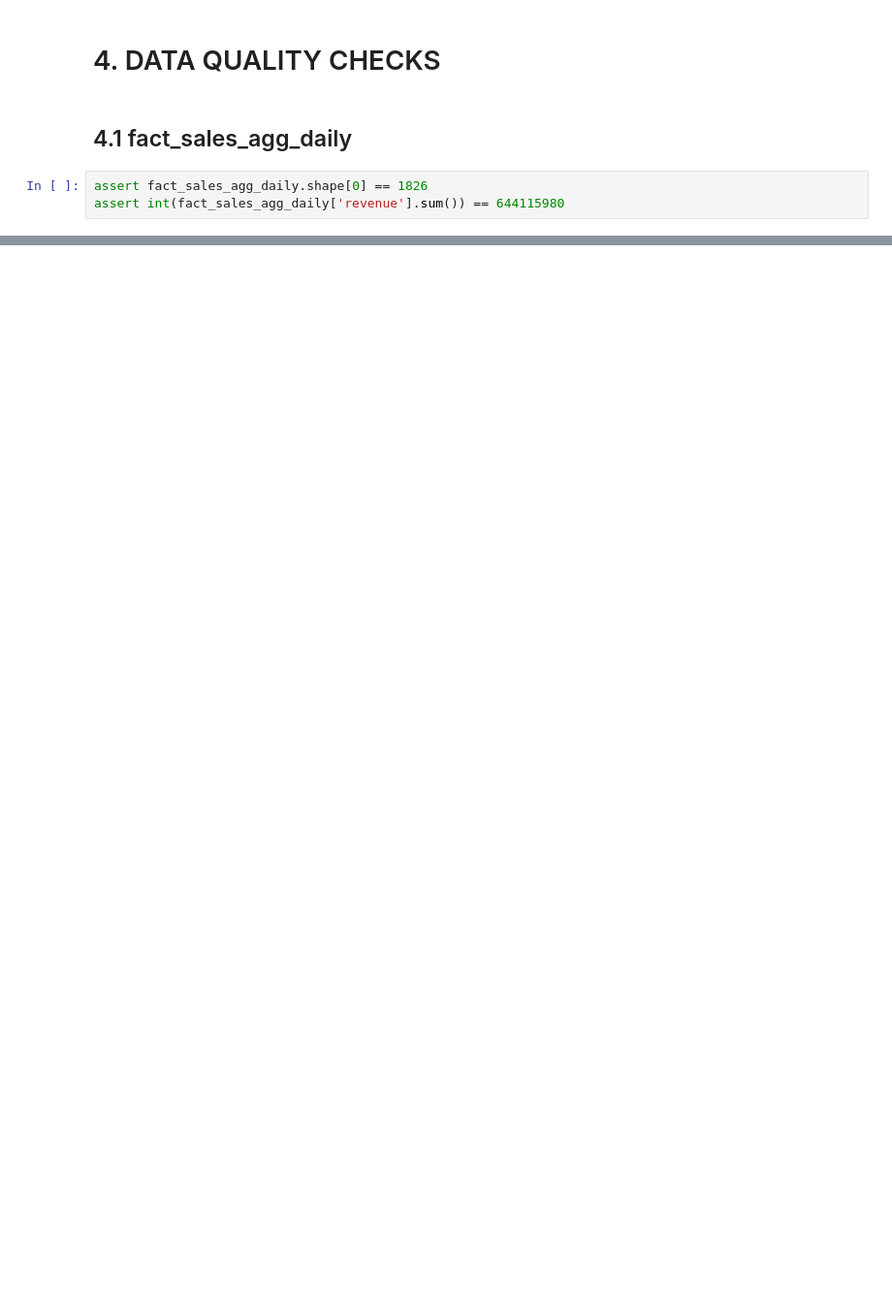
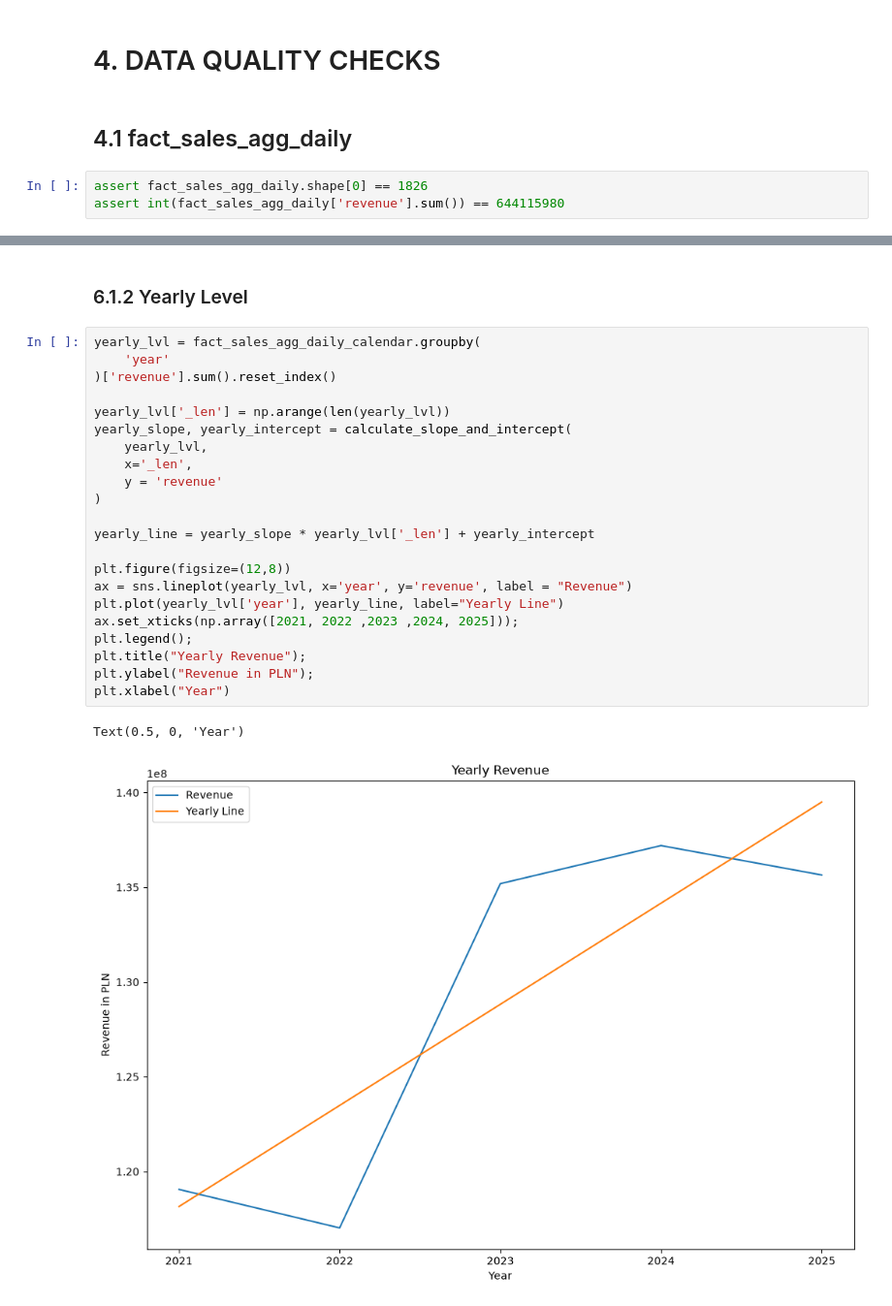
Before and after one commit to Grzegosh/sku_prediction, a Jupyter notebook: EDA.ipynb, the cells around one changed output, grey strips where cells are left out. Shown at 97% size. Cells and saved outputs as stored; diff of their text form; blank space fills up the shorter version.

```diff
--- a/EDA.ipynb
+++ b/EDA.ipynb
@@ -111,0 +118,27 @@ fact_sales_agg_daily
+# %% [markdown]
+### 6.1.2 Yearly Level
+# %%
+yearly_lvl = fact_sales_agg_daily_calendar.groupby(
+    'year'
+)['revenue'].sum().reset_index()
+
+yearly_lvl['_len'] = np.arange(len(yearly_lvl))
+yearly_slope, yearly_intercept = calculate_slope_and_intercept(
+    yearly_lvl,
+    x='_len',
+    y = 'revenue'
+)
+
+yearly_line = yearly_slope * yearly_lvl['_len'] + yearly_intercept
+
+plt.figure(figsize=(12,8))
+ax = sns.lineplot(yearly_lvl, x='year', y='revenue', label = "Revenue")
+plt.plot(yearly_lvl['year'], yearly_line, label="Yearly Line")
+ax.set_xticks(np.array([2021, 2022 ,2023 ,2024, 2025]));
+plt.legend();
+plt.title("Yearly Revenue");
+plt.ylabel("Revenue in PLN");
+plt.xlabel("Year")
+# %% [output]
+Text(0.5, 0, 'Year')
+[figure, added]
```
Also changed, not shown: parts of 16 cells of this notebook, 1 other file.
